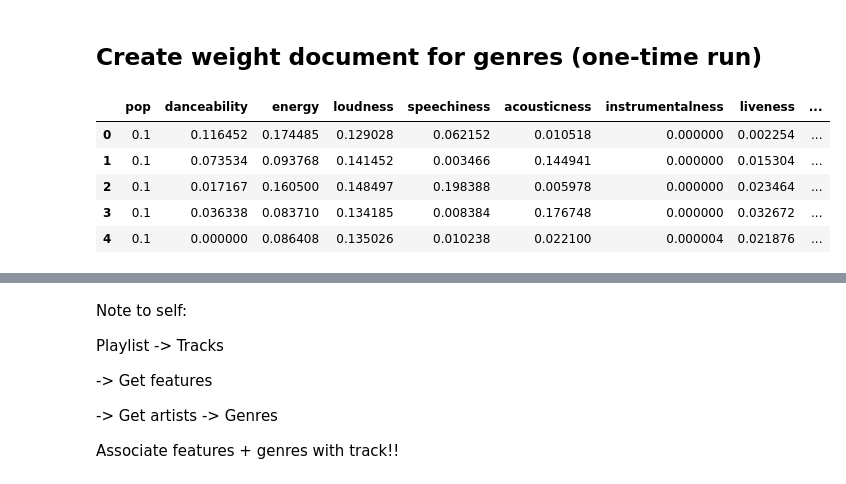
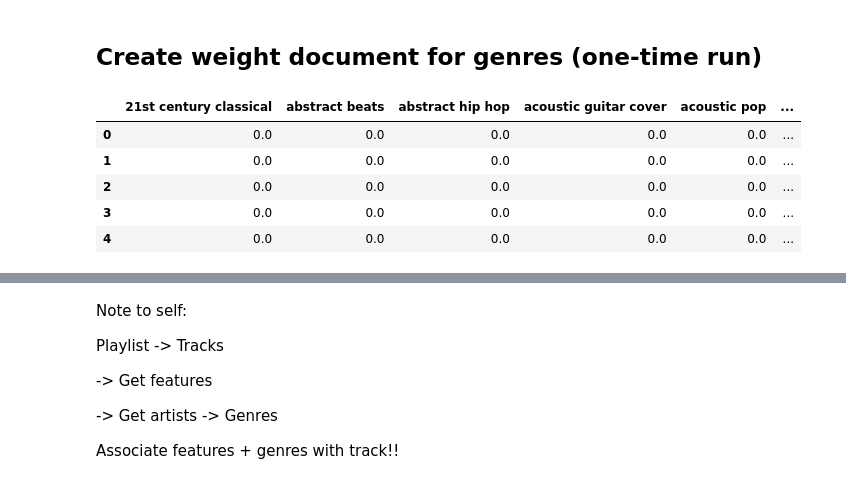
Before and after one commit to tiny-chevrotain/wasabisWorkshop, a Jupyter notebook: django/wasabisWorkshop/workshop/spotify_personaliser_test.ipynb, the cells around one changed output, grey strips where cells are left out. Cells and saved outputs as stored; diff of their text form; code cells hidden in the pictures.

```diff
--- a/django/wasabisWorkshop/workshop/spotify_personaliser_test.ipynb
+++ b/django/wasabisWorkshop/workshop/spotify_personaliser_test.ipynb
@@ -130,11 +103,13 @@ genre_weights_df.to_csv('data/genre_weights.csv')
+# %%
+def collate_genre_stats():
+    genre_weights_df = pd.read_csv('data/genre_weights.csv', index_col=0)
+    #grabbin it again bc we need to use it. this code can be re-used lol
+    float_cols = all_songs_df.dtypes[all_songs_df.dtypes == 'float64'].index.values
+    int_cols = all_songs_df.dtypes[all_songs_df.dtypes == 'int64'].index.values
+    return np.concatenate((float_cols, int_cols), axis=None), genre_weights_df
+# %%
+stat_cols, genre_weights_df = collate_genre_stats()
 # %%
-genre_weights_df = pd.read_csv('data/genre_weights.csv', index_col=0)
-#grabbin it again bc we need to use it. this code can be re-used lol
-float_cols = many_songs_df.dtypes[many_songs_df.dtypes == 'float64'].index.values
-int_cols = many_songs_df.dtypes[many_songs_df.dtypes == 'int64'].index.values
-stat_cols = np.concatenate((float_cols, int_cols), axis=None)
-#function to build entire feature set
-
 def ohe_prep(df, column):
     """
     Create One Hot Encoded features of a specific column
@@ -151,8 +126,6 @@ def ohe_prep(df, column):
     tf_df.reset_index(drop = True, inplace = True)
     return tf_df
 # %%
-
-
 def create_feature_set(df, stat_cols, genre_weights_df):
     """
     Process spotify df to create a final set of features that will be used to generate recommendations
@@ -164,17 +137,8 @@ def create_feature_set(df, stat_cols, genre_weights_df):
     Returns:
         final: final set of features
     """
-    # song_genre_weights_df = pd.DataFrame(
-    #     [[0.0] * len(genre_weights_df.index)] * len(df.index), #make n (songs) rows x 5885 columns of 0's
-    #     columns=genre_weights_df.index,
-    # )
-
-    # for index, song in df.iterrows():
-    #     for genre in song['genre']:
-    #         song_genre_weights_df.at[index, genre] = genre_weights_df['weight'][genre]
-
     song_genre_weights_df = (
-        df['genre'].explode()
+        df['genres'].explode()
         .str.get_dummies().sum(level=0)
     )
 
@@ -189,22 +153,22 @@ def create_feature_set(df, stat_cols, genre_weights_df):
     floats_scaled = pd.DataFrame(scaler.fit_transform(floats), columns = floats.columns) * 0.2
 
     #concanenate all features
-    final = pd.concat([song_genre_weights_df, floats_scaled, year_ohe], axis = 1)
+    final = pd.concat([song_genre_weights_df, floats_scaled, year_ohe, df['added_at']], axis = 1).sort_values('added_at',ascending = False)
+    # final = pd.concat([song_genre_weights_df, floats_scaled, df['added_at']], axis = 1).sort_values('added_at',ascending = False)
 
-    #add song id
     final['id']=df['id'].values
 
-    return final
+    return final.reset_index(drop=True)
 # %%
-feature_set = create_feature_set(many_songs_df, stat_cols, genre_weights_df)
+feature_set = create_feature_set(all_songs_df, stat_cols, genre_weights_df)
 feature_set.head()
 # %% [output]
-|  | pop | danceability | energy | loudness | speechiness | acousticness | instrumentalness | liveness | ... |
-| 0 | 0.1 | 0.116452 | 0.174485 | 0.129028 | 0.062152 | 0.010518 | 0.000000 | 0.002254 | ... |
-| 1 | 0.1 | 0.073534 | 0.093768 | 0.141452 | 0.003466 | 0.144941 | 0.000000 | 0.015304 | ... |
-| 2 | 0.1 | 0.017167 | 0.160500 | 0.148497 | 0.198388 | 0.005978 | 0.000000 | 0.023464 | ... |
-| 3 | 0.1 | 0.036338 | 0.083710 | 0.134185 | 0.008384 | 0.176748 | 0.000000 | 0.032672 | ... |
-| 4 | 0.1 | 0.000000 | 0.086408 | 0.135026 | 0.010238 | 0.022100 | 0.000004 | 0.021876 | ... |
+|  | 21st century classical | abstract beats | abstract hip hop | acoustic guitar cover | acoustic pop | ... |
+| 0 | 0.0 | 0.0 | 0.0 | 0.0 | 0.0 | ... |
+| 1 | 0.0 | 0.0 | 0.0 | 0.0 | 0.0 | ... |
+| 2 | 0.0 | 0.0 | 0.0 | 0.0 | 0.0 | ... |
+| 3 | 0.0 | 0.0 | 0.0 | 0.0 | 0.0 | ... |
+| 4 | 0.0 | 0.0 | 0.0 | 0.0 | 0.0 | ... |
 # %%
 def summarise_playlist(playlist_df, weight_decay, not_playlist=False):
     """
```
Also changed, not shown: parts of 19 cells of this notebook, 6 other files.
